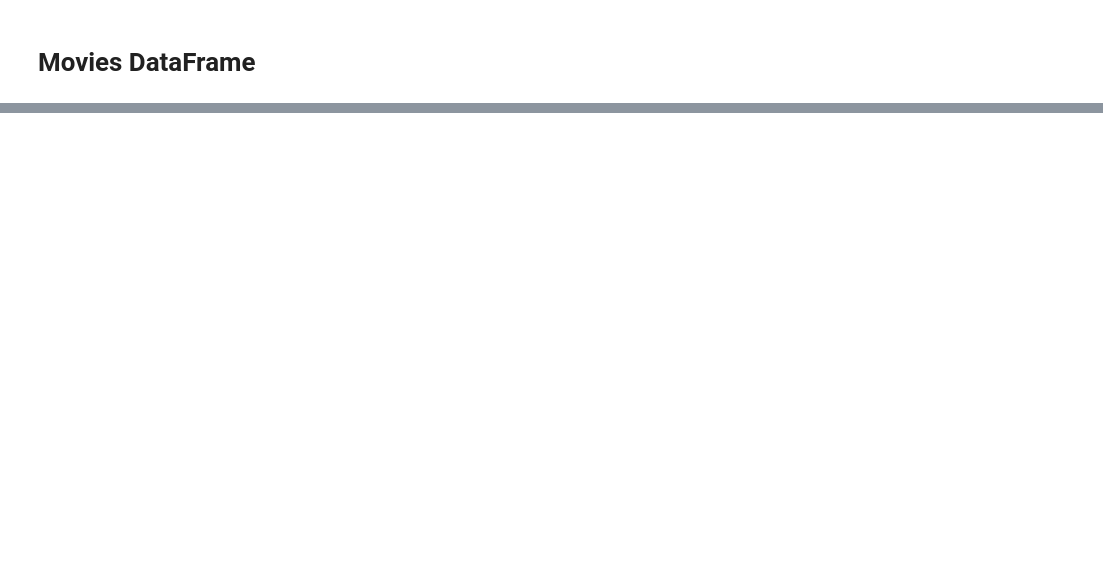
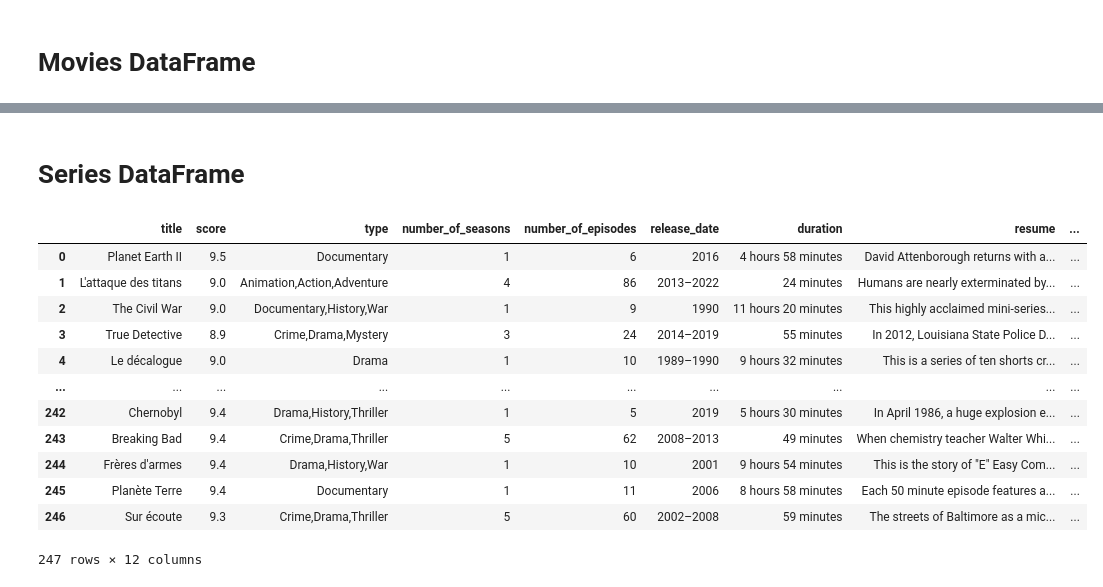
Before and after one commit to Soyda/brief-scraping-allocine, a Jupyter notebook: allocineScraping/allocineScraping/dataframe.ipynb, the cells around one changed output, grey strips where cells are left out. Cells and saved outputs as stored; diff of their text form; code cells hidden in the pictures; blank space fills up the shorter version.

Commit message:
Got all the data

```diff
--- a/allocineScraping/allocineScraping/dataframe.ipynb
+++ b/allocineScraping/allocineScraping/dataframe.ipynb
@@ -21,0 +22,19 @@ df
+# %% [markdown]
+# Series DataFrame
+# %%
+df_series = pd.read_csv('series.csv')
+df_series
+# %% [output]
+|  | title | score | type | number_of_seasons | number_of_episodes | release_date | duration | resume | ... |
+| 0 | Planet Earth II | 9.5 | Documentary | 1 | 6 | 2016 | 4 hours 58 minutes | David Attenborough returns with a... | ... |
+| 1 | L'attaque des titans | 9.0 | Animation,Action,Adventure | 4 | 86 | 2013–2022 | 24 minutes | Humans are nearly exterminated by... | ... |
+| 2 | The Civil War | 9.0 | Documentary,History,War | 1 | 9 | 1990 | 11 hours 20 minutes | This highly acclaimed mini-series... | ... |
+| 3 | True Detective | 8.9 | Crime,Drama,Mystery | 3 | 24 | 2014–2019 | 55 minutes | In 2012, Louisiana State Police D... | ... |
+| 4 | Le décalogue | 9.0 | Drama | 1 | 10 | 1989–1990 | 9 hours 32 minutes | This is a series of ten shorts cr... | ... |
+| ... | ... | ... | ... | ... | ... | ... | ... | ... | ... |
+| 242 | Chernobyl | 9.4 | Drama,History,Thriller | 1 | 5 | 2019 | 5 hours 30 minutes | In April 1986, a huge explosion e... | ... |
+| 243 | Breaking Bad | 9.4 | Crime,Drama,Thriller | 5 | 62 | 2008–2013 | 49 minutes | When chemistry teacher Walter Whi... | ... |
+| 244 | Frères d'armes | 9.4 | Drama,History,War | 1 | 10 | 2001 | 9 hours 54 minutes | This is the story of "E" Easy Com... | ... |
+| 245 | Planète Terre | 9.4 | Documentary | 1 | 11 | 2006 | 8 hours 58 minutes | Each 50 minute episode features a... | ... |
+| 246 | Sur écoute | 9.3 | Crime,Drama,Thriller | 5 | 60 | 2002–2008 | 59 minutes | The streets of Baltimore as a mic... | ... |
+247 rows × 12 columns
```
Also changed, not shown: parts of 10 cells of this notebook, 6 other files.
